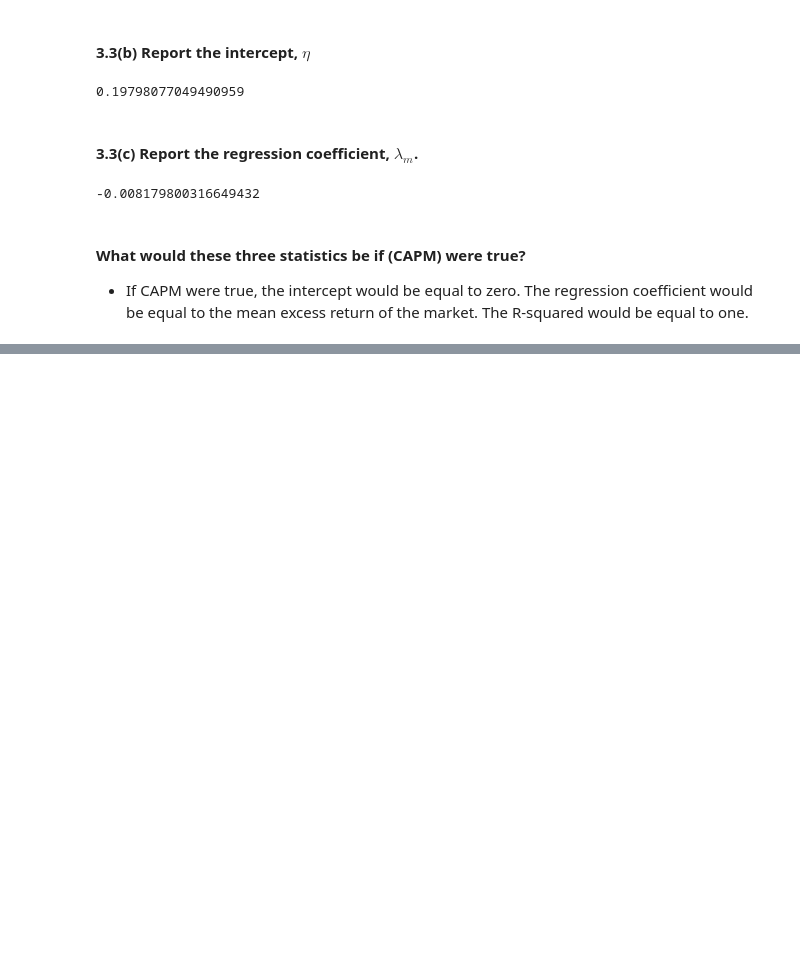
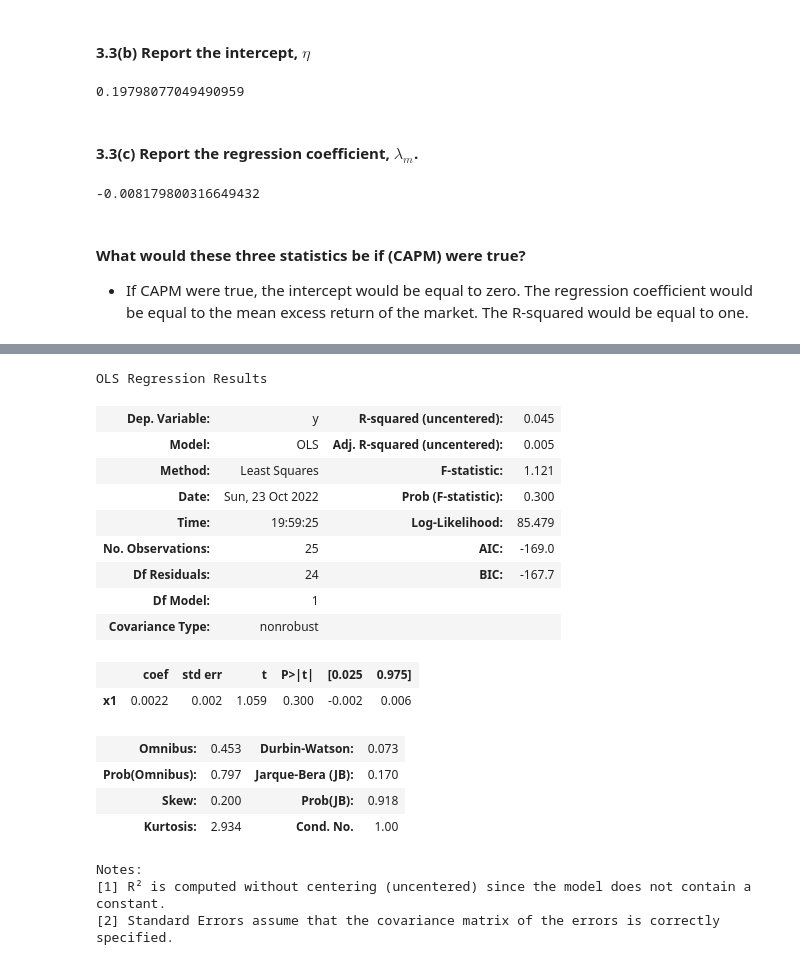
Before and after one commit to alanwake47/finm-36700-portfolio, a Jupyter notebook: week4_hw/workbook_hw4.ipynb, the cells around one changed output, grey strips where cells are left out. Saved outputs shown, nothing was run; the diff lists cells and outputs as text; code cells hidden in the pictures; blank space fills up the shorter version.

```diff
--- a/week4_hw/workbook_hw4.ipynb
+++ b/week4_hw/workbook_hw4.ipynb
@@ -327,0 +384,28 @@ model_2.params[1] #beta
+# %%
+def compute_tangency(df_tilde, diagonalize_Sigma=False):
+
+    Sigma = df_tilde.cov()
+
+    # N is the number of assets
+
+    N = Sigma.shape[0]
+
+    Sigma_adj = Sigma.copy()
+
+    if diagonalize_Sigma:
+
+        Sigma_adj.loc[:,:] = np.diag(np.diag(Sigma_adj))
+
+    mu_tilde = df_tilde.mean()
+
+    Sigma_inv = np.linalg.inv(Sigma_adj)
+
+    weights = Sigma_inv @ mu_tilde / (np.ones(N) @ Sigma_inv @ mu_tilde)
+
+    # For convenience, I'll wrap the solution back into a pandas.Series object.
+    omega_tangency = pd.Series(weights, index=mu_tilde.index)
+
+    return omega_tangency
+
+tangent = compute_tangency(portfolios_excess_1981)
+tangent.shape
@@ -327,0 +417,27 @@ model_2.params[1] #beta
+# %%
+regression_report = pd.DataFrame(index=portfolios_excess_1981.columns)
+X = tangent
+y = portfolios_excess_1981.mean()
+
+model_2 = sm.OLS(y,X,missing='drop').fit()
+model_2.summary()
+# %% [output]
+OLS Regression Results
+| Dep. Variable: | y | R-squared (uncentered): | 0.045 |
+| Model: | OLS | Adj. R-squared (uncentered): | 0.005 |
+| Method: | Least Squares | F-statistic: | 1.121 |
+| Date: | Sun, 23 Oct 2022 | Prob (F-statistic): | 0.300 |
+| Time: | 19:59:25 | Log-Likelihood: | 85.479 |
+| No. Observations: | 25 | AIC: | -169.0 |
+| Df Residuals: | 24 | BIC: | -167.7 |
+| Df Model: | 1 |  |  |
+| Covariance Type: | nonrobust |  |  |
+|  | coef | std err | t | P>|t| | [0.025 | 0.975] |
+| x1 | 0.0022 | 0.002 | 1.059 | 0.300 | -0.002 | 0.006 |
+| Omnibus: | 0.453 | Durbin-Watson: | 0.073 |
+| Prob(Omnibus): | 0.797 | Jarque-Bera (JB): | 0.170 |
+| Skew: | 0.200 | Prob(JB): | 0.918 |
+| Kurtosis: | 2.934 | Cond. No. | 1.00 |
+Notes:
+[1] R² is computed without centering (uncentered) since the model does not contain a constant.
+[2] Standard Errors assume that the covariance matrix of the errors is correctly specified.
```
Also changed, not shown: parts of 10 cells of this notebook, 1 other file.
